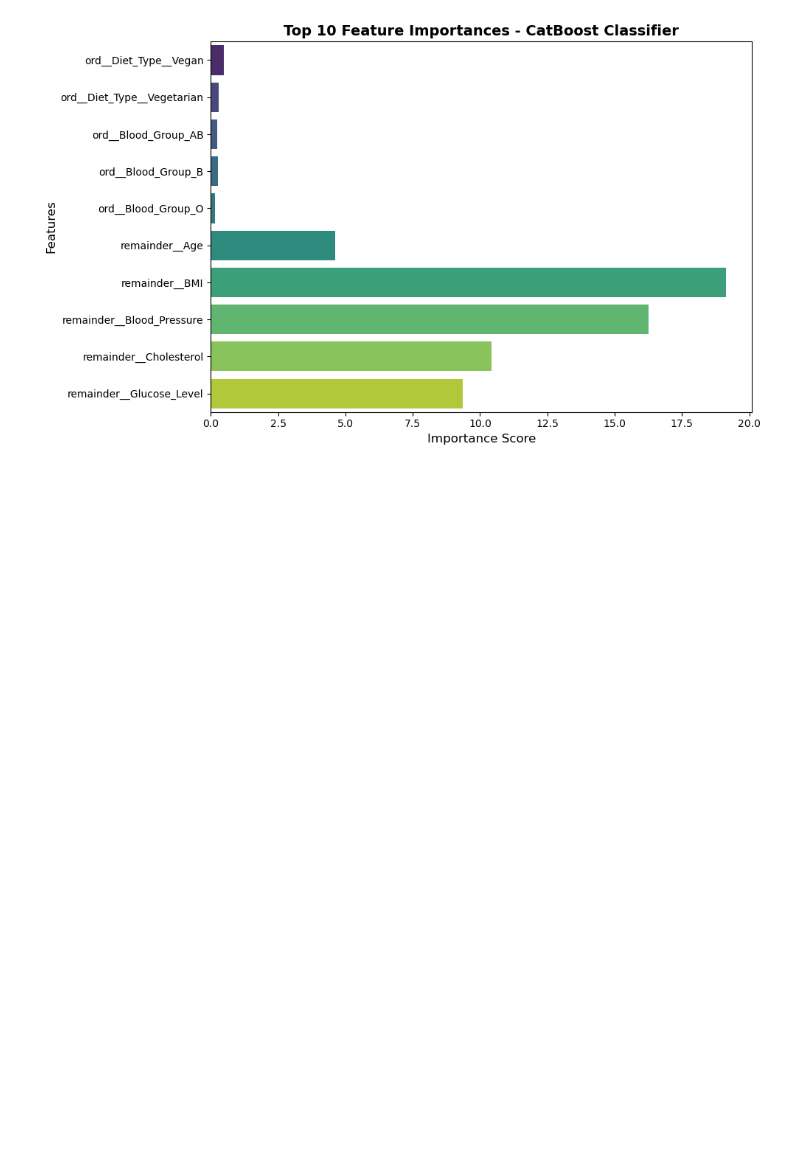
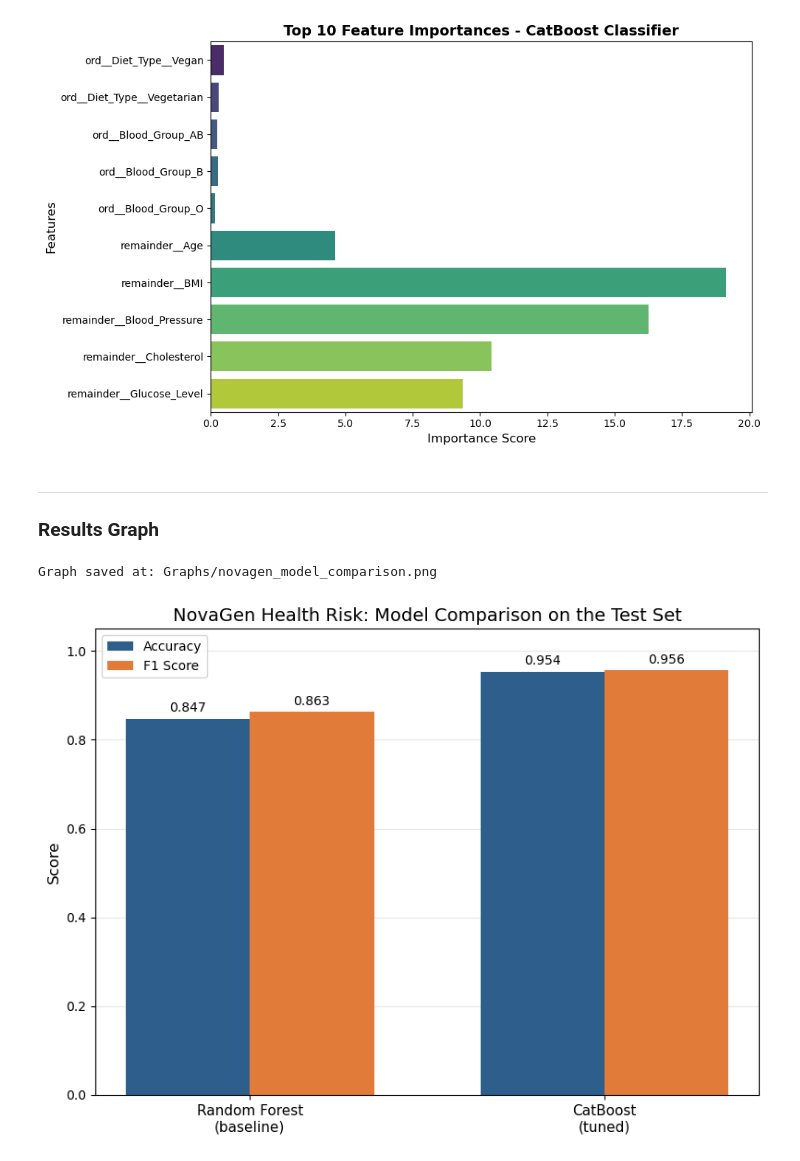
Before and after one commit to K-shhhhh/AI_ML_Foundation, a Jupyter notebook: Module_5_Projects/Minor_Projects/02_Novagen_Research_Minor_Project/Novagen_Classification.ipynb, the cells around one changed output. Drawn from its saved outputs; the diff is of its cells as text; code cells hidden in the pictures; blank space fills up the shorter version.

Commit message:
Adding updated codes and graphs

```diff
--- a/Module_5_Projects/Minor_Projects/02_Novagen_Research_Minor_Project/Novagen_Classification.ipynb
+++ b/Module_5_Projects/Minor_Projects/02_Novagen_Research_Minor_Project/Novagen_Classification.ipynb
@@ -658,3 +659,64 @@ plt.tight_layout()
 plt.show()
 # %% [output]
 [figure]
+# %% [markdown]
+---
+### Results Graph
+# %%
+import os                                  # Used to create the Graphs folder and build the save path
+from sklearn.metrics import accuracy_score, f1_score   # Metrics computed from the predictions
+
+# Colours shared by all the comparison charts so they match
+ACCURACY_COLOR = "#2E5E8C"                 # Blue for the accuracy bars
+F1_COLOR = "#E07B39"                       # Orange for the F1 bars
+
+# Fresh test predictions from both models (y_test_pred was overwritten by CatBoost in the notebook)
+rf_test_pred = rfc_model.predict(X_test)           # Random Forest predictions on the test set
+cbc_test_pred = cbc_model_cv.predict(X_test)       # CatBoost predictions on the test set
+
+# Test results of both models, F1 is for class 1 (High Risk)
+results_df = pd.DataFrame({
+    "Model" : ["Random Forest\n(baseline)", "CatBoost\n(tuned)"],   # One label per group of bars
+    "Accuracy" : [accuracy_score(y_test, rf_test_pred), accuracy_score(y_test, cbc_test_pred)],   # Test accuracy of each model
+    "F1 Score" : [f1_score(y_test, rf_test_pred), f1_score(y_test, cbc_test_pred)]                # Test F1 score of each model
+})
+
+# Bar positions and width
+x = np.arange(len(results_df["Model"]))    # Positions 0 and 1 for the two groups of bars
+width = 0.35                               # Width of each single bar, same as the loan comparison chart
+
+plt.figure(figsize=(8, 6))                 # Creates a blank figure, 8 inches wide and 6 inches tall
+
+# Two bars per model, accuracy on the left and F1 on the right
+bars_acc = plt.bar(x - width / 2, results_df["Accuracy"], width, label="Accuracy", color=ACCURACY_COLOR)   # Accuracy bars shifted left of each position
+bars_f1 = plt.bar(x + width / 2, results_df["F1 Score"], width, label="F1 Score", color=F1_COLOR)          # F1 bars shifted right of each position
+
+# Value written on top of every accuracy bar
+for bar in bars_acc:                       # Goes through the accuracy bars one at a time
+    height = bar.get_height()              # The height of the bar is the accuracy value
+    plt.text(bar.get_x() + bar.get_width() / 2, height + 0.01, f"{height:.3f}", ha="center", va="bottom", fontsize=10)   # Writes the value just above the bar, centred, rounded to 3 decimals
+
+# Value written on top of every F1 bar
+for bar in bars_f1:                        # Goes through the F1 bars one at a time
+    height = bar.get_height()              # The height of the bar is the F1 value
+    plt.text(bar.get_x() + bar.get_width() / 2, height + 0.01, f"{height:.3f}", ha="center", va="bottom", fontsize=10)    # Writes the value just above the bar, centred, rounded to 3 decimals
+
+plt.xticks(x, results_df["Model"], fontsize=11)   # Puts the model names under the groups of bars
+plt.ylim(0, 1.05)                          # Y axis from 0 to just above 1, leaving room for the value labels
+plt.ylabel("Score", fontsize=12)           # Label for the y axis
+plt.title("NovaGen Health Risk: Model Comparison on the Test Set", fontsize=14)   # Title at the top of the chart
+plt.legend(loc="upper left")               # Legend in the corner, away from the tall CatBoost bars
+plt.grid(axis="y", alpha=0.3)              # Faint horizontal grid lines to make the values easier to read
+plt.gca().set_axisbelow(True)              # Draws the grid lines behind the bars instead of over them
+plt.tight_layout()                         # Adjusts spacing so nothing is cut off at the edges
+
+# Save before show, so the image is not blank
+os.makedirs("Graphs", exist_ok=True)       # Creates the Graphs folder if it does not exist yet
+save_path = os.path.join("Graphs", "novagen_model_comparison.png")   # Builds the file path Graphs/novagen_model_comparison.png
+plt.savefig(save_path, dpi=300, bbox_inches="tight")                 # Saves a sharp 300 dpi image with the extra white border trimmed
+print("Graph saved at:", save_path)        # Labeled print confirming where the file went
+
+plt.show()                                 # Displays the chart in the notebook
+# %% [output]
+Graph saved at: Graphs/novagen_model_comparison.png
+[figure, added]
```
Also changed, not shown: parts of 3 cells of this notebook, 2 other files.
